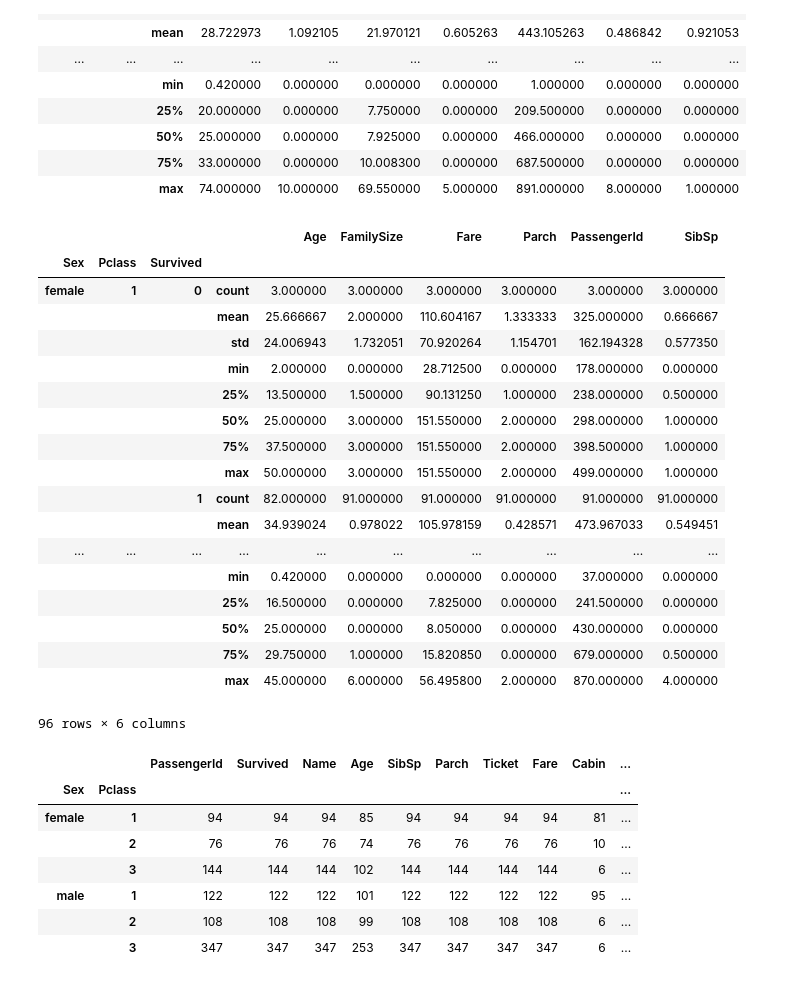
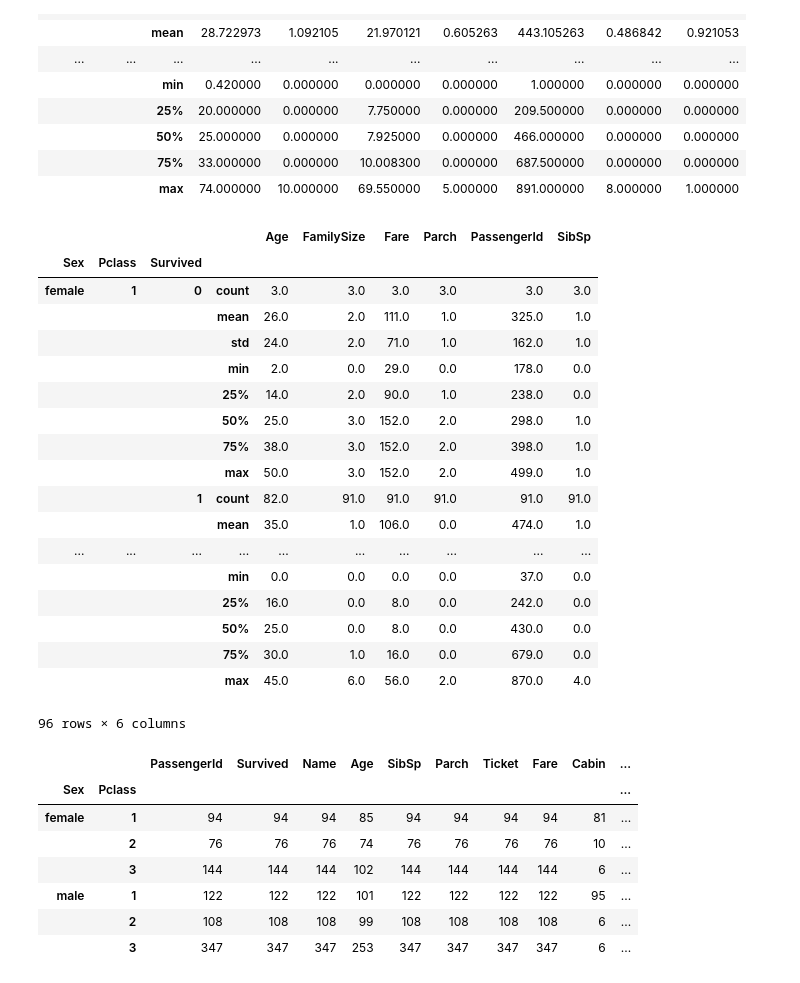
Before and after one commit to iskanderun/20170225, a Jupyter notebook: python_lessons/DataAnalysis/Titanic/ThePeopleOfTheTitanic.ipynb, the cells around one changed output. Cells and saved outputs as stored; diff of their text form; code cells hidden in the pictures.

```diff
--- a/python_lessons/DataAnalysis/Titanic/ThePeopleOfTheTitanic.ipynb
+++ b/python_lessons/DataAnalysis/Titanic/ThePeopleOfTheTitanic.ipynb
@@ -441,26 +441,26 @@ grouped_by_sex_and_pclass.describe()
 # %%
 #### Lets group them by gender and passenger class and who survived
 grouped_by_sex_pclass_survived = manifest.groupby(["Sex", "Pclass", "Survived"]) # fill it in yourself
-grouped_by_sex_pclass_survived.describe()
+grouped_by_sex_pclass_survived.describe().round()
 # %% [output]
 |  |  |  |  | Age | FamilySize | Fare | Parch | PassengerId | SibSp |
 | Sex | Pclass | Survived |  |  |  |  |  |  |  |
-| female | 1 | 0 | count | 3.000000 | 3.000000 | 3.000000 | 3.000000 | 3.000000 | 3.000000 |
-|  |  |  | mean | 25.666667 | 2.000000 | 110.604167 | 1.333333 | 325.000000 | 0.666667 |
-|  |  |  | std | 24.006943 | 1.732051 | 70.920264 | 1.154701 | 162.194328 | 0.577350 |
-|  |  |  | min | 2.000000 | 0.000000 | 28.712500 | 0.000000 | 178.000000 | 0.000000 |
-|  |  |  | 25% | 13.500000 | 1.500000 | 90.131250 | 1.000000 | 238.000000 | 0.500000 |
-|  |  |  | 50% | 25.000000 | 3.000000 | 151.550000 | 2.000000 | 298.000000 | 1.000000 |
-|  |  |  | 75% | 37.500000 | 3.000000 | 151.550000 | 2.000000 | 398.500000 | 1.000000 |
-|  |  |  | max | 50.000000 | 3.000000 | 151.550000 | 2.000000 | 499.000000 | 1.000000 |
-|  |  | 1 | count | 82.000000 | 91.000000 | 91.000000 | 91.000000 | 91.000000 | 91.000000 |
-|  |  |  | mean | 34.939024 | 0.978022 | 105.978159 | 0.428571 | 473.967033 | 0.549451 |
+| female | 1 | 0 | count | 3.0 | 3.0 | 3.0 | 3.0 | 3.0 | 3.0 |
+|  |  |  | mean | 26.0 | 2.0 | 111.0 | 1.0 | 325.0 | 1.0 |
+|  |  |  | std | 24.0 | 2.0 | 71.0 | 1.0 | 162.0 | 1.0 |
+|  |  |  | min | 2.0 | 0.0 | 29.0 | 0.0 | 178.0 | 0.0 |
+|  |  |  | 25% | 14.0 | 2.0 | 90.0 | 1.0 | 238.0 | 0.0 |
+|  |  |  | 50% | 25.0 | 3.0 | 152.0 | 2.0 | 298.0 | 1.0 |
+|  |  |  | 75% | 38.0 | 3.0 | 152.0 | 2.0 | 398.0 | 1.0 |
+|  |  |  | max | 50.0 | 3.0 | 152.0 | 2.0 | 499.0 | 1.0 |
+|  |  | 1 | count | 82.0 | 91.0 | 91.0 | 91.0 | 91.0 | 91.0 |
+|  |  |  | mean | 35.0 | 1.0 | 106.0 | 0.0 | 474.0 | 1.0 |
 | ... | ... | ... | ... | ... | ... | ... | ... | ... | ... |
-|  |  |  | min | 0.420000 | 0.000000 | 0.000000 | 0.000000 | 37.000000 | 0.000000 |
-|  |  |  | 25% | 16.500000 | 0.000000 | 7.825000 | 0.000000 | 241.500000 | 0.000000 |
-|  |  |  | 50% | 25.000000 | 0.000000 | 8.050000 | 0.000000 | 430.000000 | 0.000000 |
-|  |  |  | 75% | 29.750000 | 1.000000 | 15.820850 | 0.000000 | 679.000000 | 0.500000 |
-|  |  |  | max | 45.000000 | 6.000000 | 56.495800 | 2.000000 | 870.000000 | 4.000000 |
+|  |  |  | min | 0.0 | 0.0 | 0.0 | 0.0 | 37.0 | 0.0 |
+|  |  |  | 25% | 16.0 | 0.0 | 8.0 | 0.0 | 242.0 | 0.0 |
+|  |  |  | 50% | 25.0 | 0.0 | 8.0 | 0.0 | 430.0 | 0.0 |
+|  |  |  | 75% | 30.0 | 1.0 | 16.0 | 0.0 | 679.0 | 0.0 |
+|  |  |  | max | 45.0 | 6.0 | 56.0 | 2.0 | 870.0 | 4.0 |
 96 rows × 6 columns
 # %%
 manifest.groupby(["Sex", "Pclass"]).count() ### Count of records in each group throughout a dataset
```
Also changed, not shown: parts of 9 cells of this notebook.
